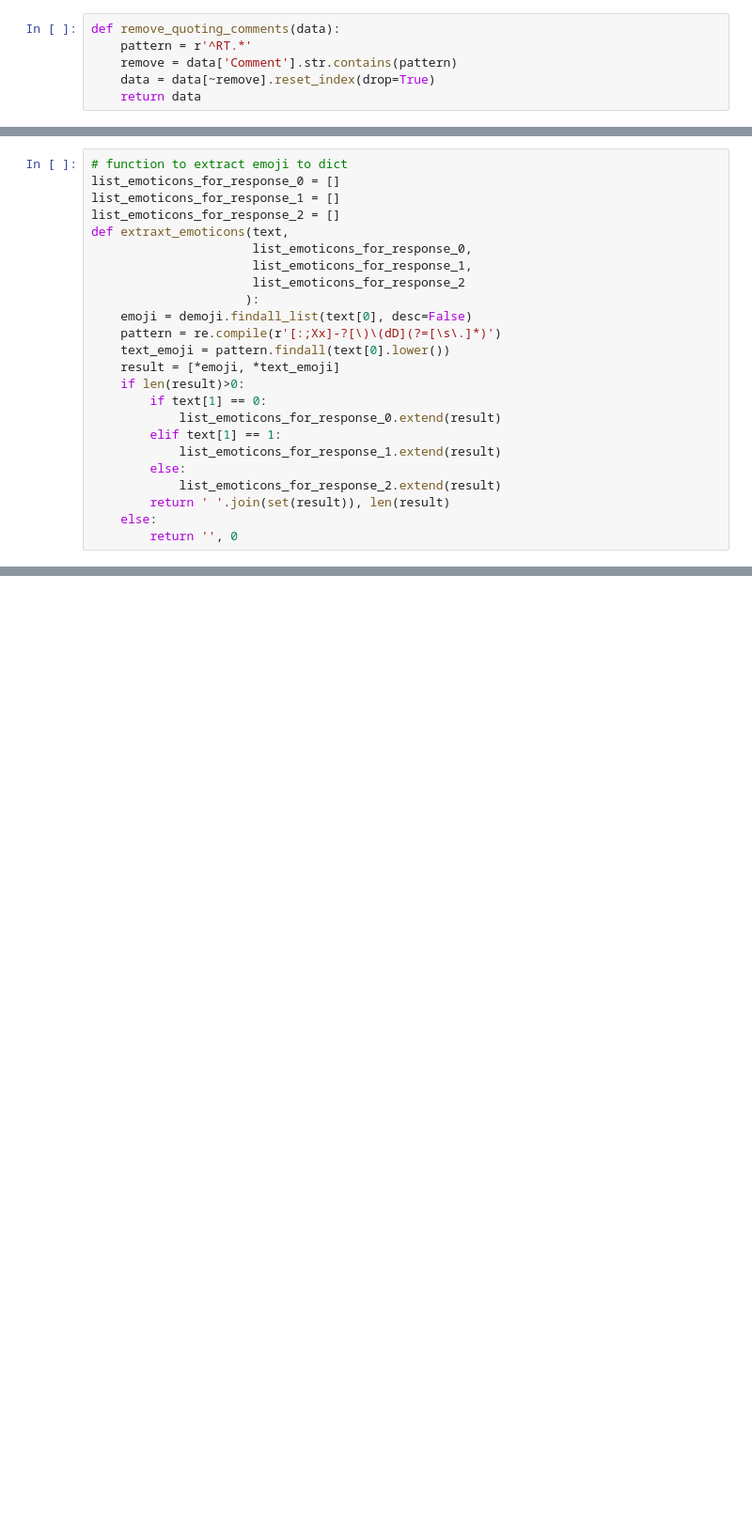
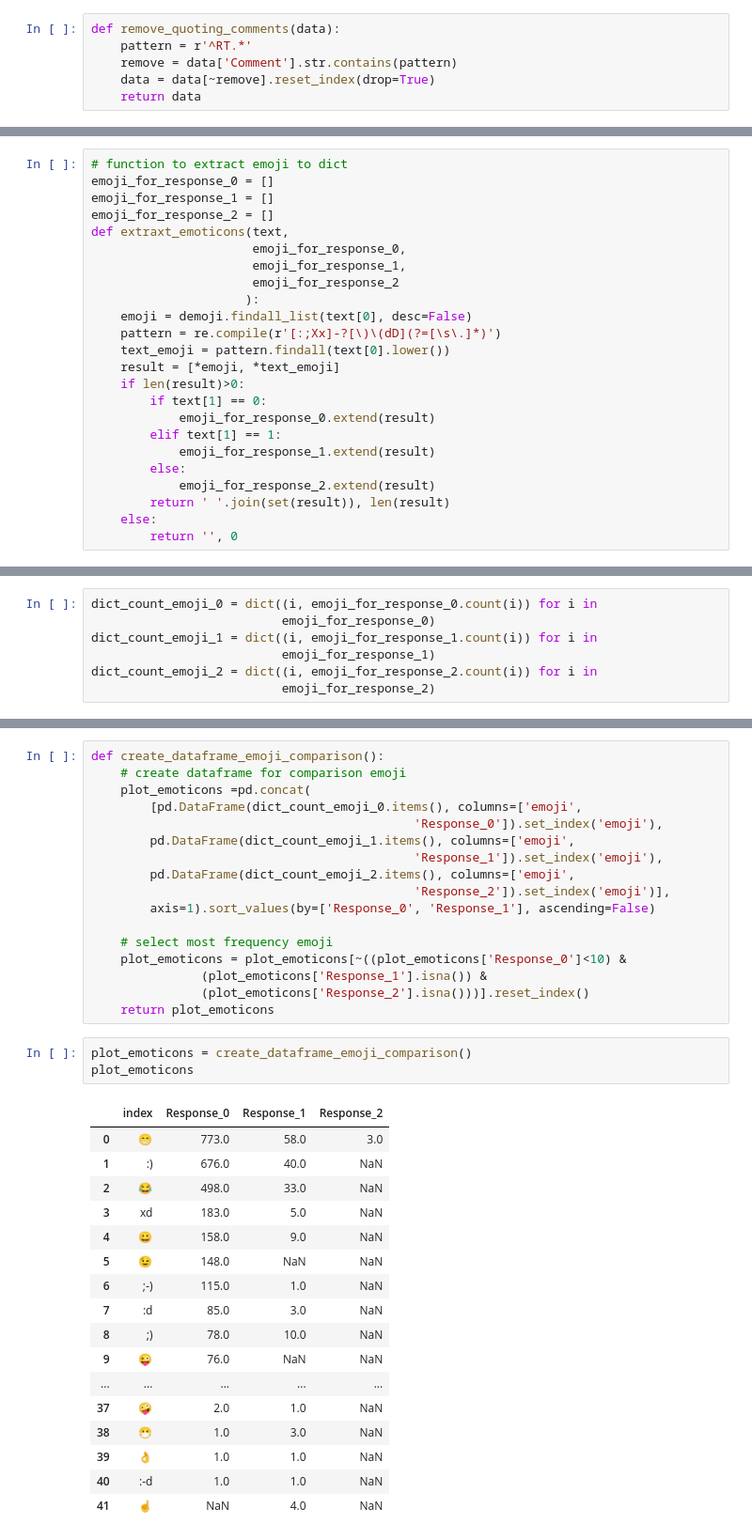
Before and after one commit to PatrykKotulak/Master-thesis, a Jupyter notebook: Hate_Speech_Detection.ipynb, the cells around one changed output, grey strips where cells are left out. Shown at 94% size. Drawn from its saved outputs; the diff is of its cells as text; blank space fills up the shorter version.

Commit message:
Create emoji dataframe

```diff
--- a/Hate_Speech_Detection.ipynb
+++ b/Hate_Speech_Detection.ipynb
@@ -124,12 +143,12 @@ conected_data
 # %%
 # function to extract emoji to dict
-list_emoticons_for_response_0 = []
-list_emoticons_for_response_1 = []
-list_emoticons_for_response_2 = []
+emoji_for_response_0 = []
+emoji_for_response_1 = []
+emoji_for_response_2 = []
 def extraxt_emoticons(text,
-                      list_emoticons_for_response_0,
-                      list_emoticons_for_response_1,
-                      list_emoticons_for_response_2
+                      emoji_for_response_0,
+                      emoji_for_response_1,
+                      emoji_for_response_2
                      ):
     emoji = demoji.findall_list(text[0], desc=False)
     pattern = re.compile(r'[:;Xx]-?[\)\(dD](?=[\s\.]*)')
@@ -137,11 +156,11 @@ def extraxt_emoticons(text,
     result = [*emoji, *text_emoji]
     if len(result)>0:
         if text[1] == 0:
-            list_emoticons_for_response_0.extend(result)
+            emoji_for_response_0.extend(result)
         elif text[1] == 1:
-            list_emoticons_for_response_1.extend(result)
+            emoji_for_response_1.extend(result)
         else:
-            list_emoticons_for_response_2.extend(result)
+            emoji_for_response_2.extend(result)
         return ' '.join(set(result)), len(result)
     else:
         return '', 0
@@ -159,3 +174,10 @@ dict((i, list_emoticons_for_response_2.count(i)) for i in list_emoticons_for_res
+# %%
+dict_count_emoji_0 = dict((i, emoji_for_response_0.count(i)) for i in
+                          emoji_for_response_0)
+dict_count_emoji_1 = dict((i, emoji_for_response_1.count(i)) for i in
+                          emoji_for_response_1)
+dict_count_emoji_2 = dict((i, emoji_for_response_2.count(i)) for i in
+                          emoji_for_response_2)
 # %%
 conected_data[(conected_data['Kind of offensive language'] == 2)
               & (conected_data['Number of emoticons in comment']>0)]
@@ -163,3 +185,41 @@ conected_data[(conected_data['Kind of offensive language'] == 2)
 |  | Comment | Kind of offensive language | Emoticons | Number of emoticons in comment |
 | 1472 | @anonymized_account @anonymized_a... | 2 | 😁 | 3 |
 | 1949 | @anonymized_account Zamknij niemi... | 2 | 😬 | 3 |
+# %%
+def create_dataframe_emoji_comparison():
+    # create dataframe for comparison emoji
+    plot_emoticons =pd.concat(
+        [pd.DataFrame(dict_count_emoji_0.items(), columns=['emoji',
+                                            'Response_0']).set_index('emoji'),
+        pd.DataFrame(dict_count_emoji_1.items(), columns=['emoji',
+                                            'Response_1']).set_index('emoji'),
+        pd.DataFrame(dict_count_emoji_2.items(), columns=['emoji',
+                                            'Response_2']).set_index('emoji')],
+        axis=1).sort_values(by=['Response_0', 'Response_1'], ascending=False)
+
+    # select most frequency emoji
+    plot_emoticons = plot_emoticons[~((plot_emoticons['Response_0']<10) &
+               (plot_emoticons['Response_1'].isna()) &
+               (plot_emoticons['Response_2'].isna()))].reset_index()
+    return plot_emoticons
+# %%
+plot_emoticons = create_dataframe_emoji_comparison()
+plot_emoticons
+# %% [output]
+|  | index | Response_0 | Response_1 | Response_2 |
+| 0 | 😁 | 773.0 | 58.0 | 3.0 |
+| 1 | :) | 676.0 | 40.0 | NaN |
+| 2 | 😂 | 498.0 | 33.0 | NaN |
+| 3 | xd | 183.0 | 5.0 | NaN |
+| 4 | 😀 | 158.0 | 9.0 | NaN |
+| 5 | 😉 | 148.0 | NaN | NaN |
+| 6 | ;-) | 115.0 | 1.0 | NaN |
+| 7 | :d | 85.0 | 3.0 | NaN |
+| 8 | ;) | 78.0 | 10.0 | NaN |
+| 9 | 😜 | 76.0 | NaN | NaN |
+| ... | ... | ... | ... | ... |
+| 37 | 🤪 | 2.0 | 1.0 | NaN |
+| 38 | 😷 | 1.0 | 3.0 | NaN |
+| 39 | 👌 | 1.0 | 1.0 | NaN |
+| 40 | :-d | 1.0 | 1.0 | NaN |
+| 41 | ☝ | NaN | 4.0 | NaN |
```
Also changed, not shown: parts of 4 cells of this notebook.
